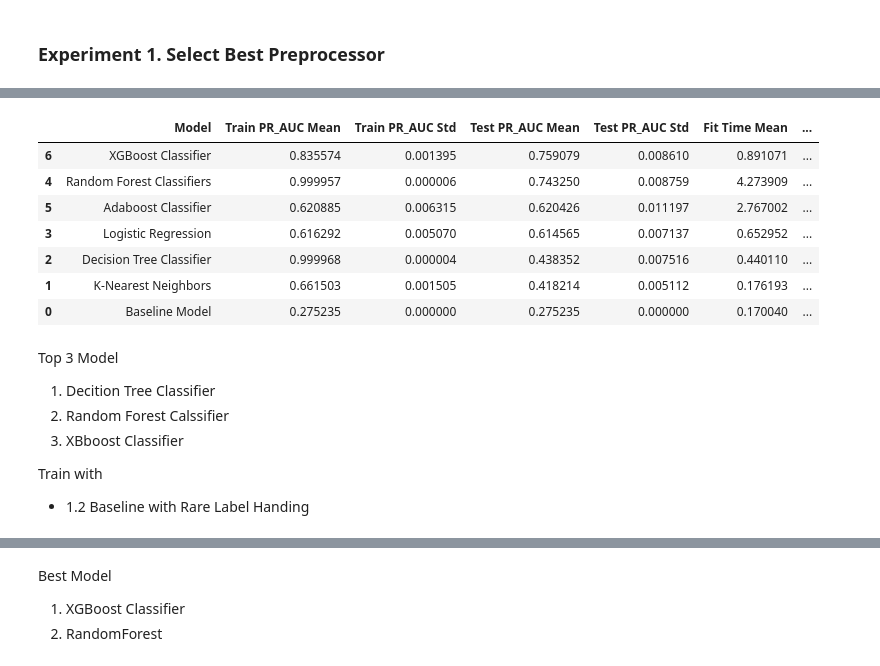
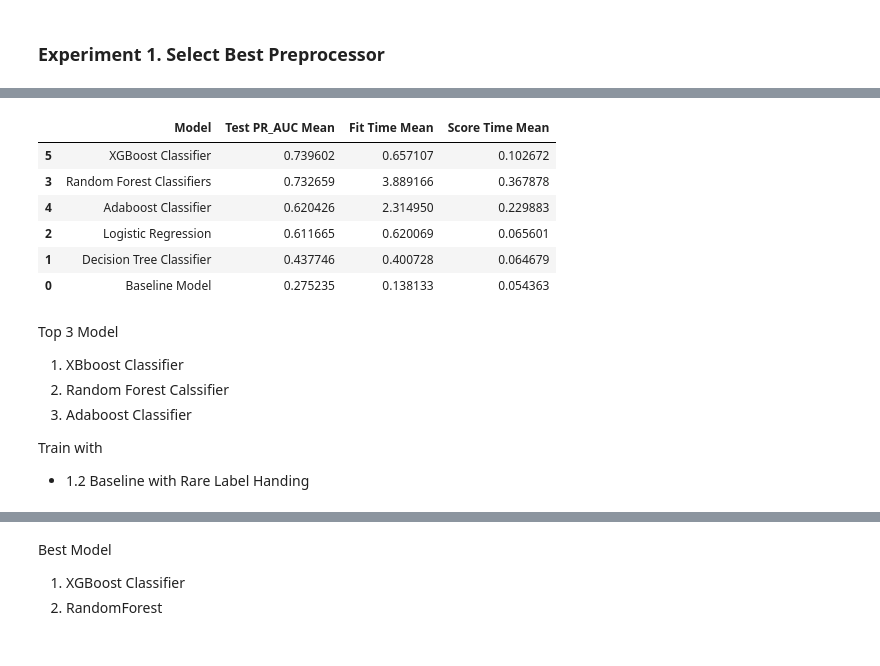
Before and after one commit to Lazymoo35/hotel-modelll, a Jupyter notebook: model_sections.ipynb, the cells around one changed output, grey strips where cells are left out. Saved outputs shown, nothing was run; the diff lists cells and outputs as text; code cells hidden in the pictures.

```diff
--- a/model_sections.ipynb
+++ b/model_sections.ipynb
@@ -462,11 +462,9 @@ num_features = [
 
 ohe_features = [
     "hotel",
-    "meal",
     "market_segment",
     "distribution_channel",
     "reserved_room_type",
-    "assigned_room_type",
     "deposit_type",
     "customer_type"
 ]
@@ -576,7 +574,6 @@ fe_overview = pd.DataFrame(x_train_pre, columns=rare_preprocessor.get_feature_na
 # Individual Models (Baseline)
 models = {
     "Baseline Model": DummyClassifier(),
-    "K-Nearest Neighbors": KNeighborsClassifier(),
     "Decision Tree Classifier": DecisionTreeClassifier(random_state=42),
     "Logistic Regression": LogisticRegression(random_state=42),
     "Random Forest Classifiers": RandomForestClassifier(random_state=42),
@@ -845,21 +838,20 @@ Evaluating Random Forest Classifiers...    Done!
 Evaluating Adaboost Classifier...    Done!
 Evaluating XGBoost Classifier...    Done!
 # %%
-bcmk_baseline
+bcmk_baseline[["Model", "Test PR_AUC Mean","Fit Time Mean","Score Time Mean"]]
 # %% [output]
-|  | Model | Train PR_AUC Mean | Train PR_AUC Std | Test PR_AUC Mean | Test PR_AUC Std | Fit Time Mean | ... |
-| 6 | XGBoost Classifier | 0.835574 | 0.001395 | 0.759079 | 0.008610 | 0.891071 | ... |
-| 4 | Random Forest Classifiers | 0.999957 | 0.000006 | 0.743250 | 0.008759 | 4.273909 | ... |
-| 5 | Adaboost Classifier | 0.620885 | 0.006315 | 0.620426 | 0.011197 | 2.767002 | ... |
-| 3 | Logistic Regression | 0.616292 | 0.005070 | 0.614565 | 0.007137 | 0.652952 | ... |
-| 2 | Decision Tree Classifier | 0.999968 | 0.000004 | 0.438352 | 0.007516 | 0.440110 | ... |
-| 1 | K-Nearest Neighbors | 0.661503 | 0.001505 | 0.418214 | 0.005112 | 0.176193 | ... |
-| 0 | Baseline Model | 0.275235 | 0.000000 | 0.275235 | 0.000000 | 0.170040 | ... |
+|  | Model | Test PR_AUC Mean | Fit Time Mean | Score Time Mean |
+| 5 | XGBoost Classifier | 0.739602 | 0.657107 | 0.102672 |
+| 3 | Random Forest Classifiers | 0.732659 | 3.889166 | 0.367878 |
+| 4 | Adaboost Classifier | 0.620426 | 2.314950 | 0.229883 |
+| 2 | Logistic Regression | 0.611665 | 0.620069 | 0.065601 |
+| 1 | Decision Tree Classifier | 0.437746 | 0.400728 | 0.064679 |
+| 0 | Baseline Model | 0.275235 | 0.138133 | 0.054363 |
 # %% [markdown]
 Top 3 Model
-1. Decition Tree Classifier
+1. XBboost Classifier
 2. Random Forest Calssifier
-3. XBboost Classifier
+3. Adaboost Classifier
 
 Train with
 - 1.2 Baseline with Rare Label Handing
```
Also changed, not shown: parts of 64 cells of this notebook.
